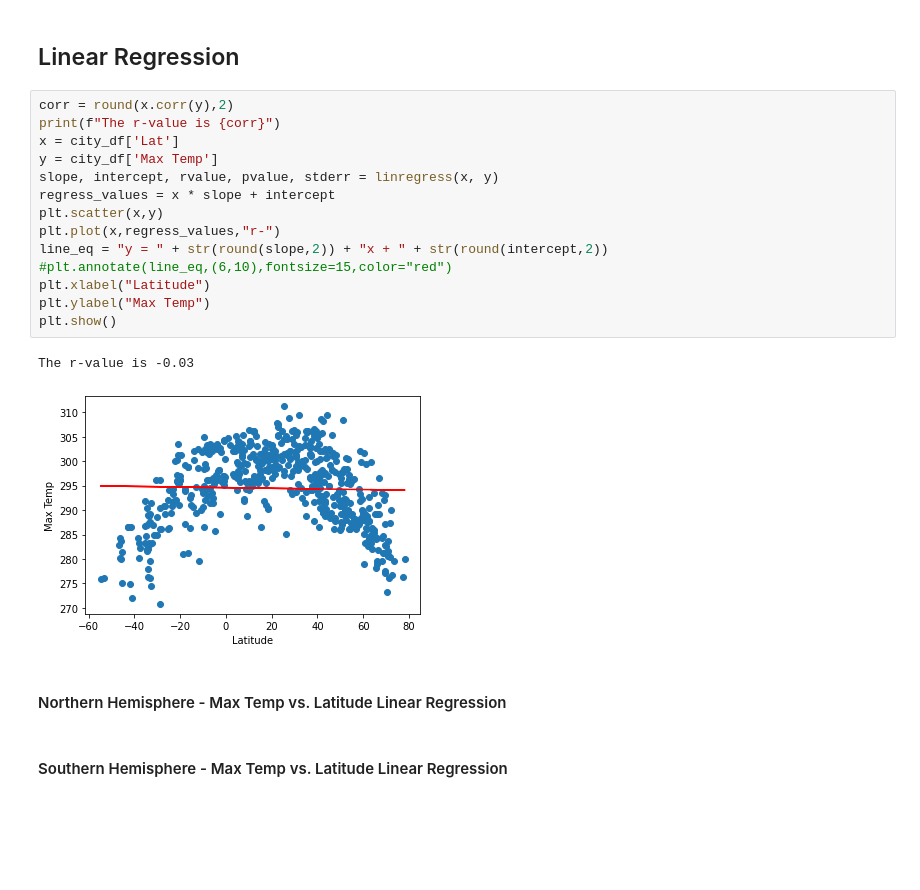
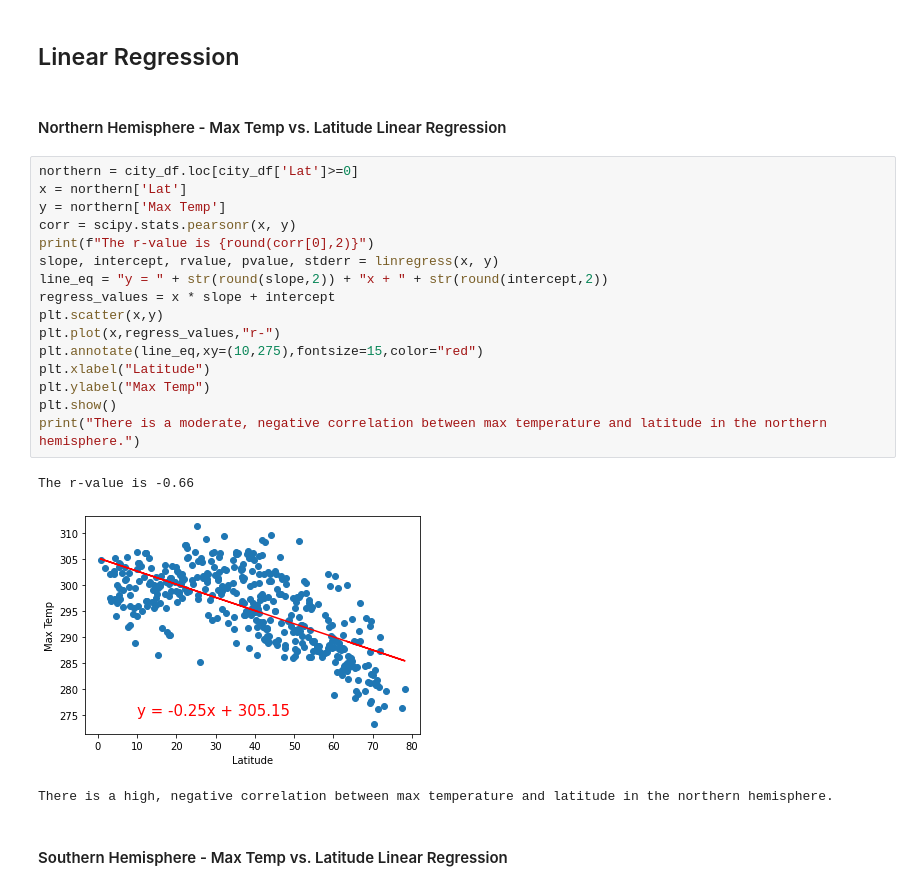
Before and after one commit to shiek333/python-api-challenge, a Jupyter notebook: Analysis/WeatherPy.ipynb, the cells around one changed output. Drawn from its saved outputs; the diff is of its cells as text; blank space fills up the shorter version.

Commit message:
Added the final regression graphs for weather

```diff
--- a/Analysis/WeatherPy.ipynb
+++ b/Analysis/WeatherPy.ipynb
@@ -221,24 +223,27 @@ print("This scatter plot shows that wind speed is relatively the same across all
 This scatter plot shows that wind speed is relatively the same across all latitudes from 0 to 7.5 mph.
 # %% [markdown]
 ## Linear Regression
-# %%
-corr = round(x.corr(y),2)
-print(f"The r-value is {corr}")
-x = city_df['Lat']
-y = city_df['Max Temp']
-slope, intercept, rvalue, pvalue, stderr = linregress(x, y)
-regress_values = x * slope + intercept
-plt.scatter(x,y)
-plt.plot(x,regress_values,"r-")
-line_eq = "y = " + str(round(slope,2)) + "x + " + str(round(intercept,2))
-#plt.annotate(line_eq,(6,10),fontsize=15,color="red")
-plt.xlabel("Latitude")
-plt.ylabel("Max Temp")
-plt.show()
-# %% [output]
-The r-value is -0.03
-[figure, removed]
 # %% [markdown]
 ####  Northern Hemisphere - Max Temp vs. Latitude Linear Regression
+# %%
+northern = city_df.loc[city_df['Lat']>=0]
+x = northern['Lat']
+y = northern['Max Temp']
+corr = scipy.stats.pearsonr(x, y)
+print(f"The r-value is {round(corr[0],2)}")
+slope, intercept, rvalue, pvalue, stderr = linregress(x, y)
+line_eq = "y = " + str(round(slope,2)) + "x + " + str(round(intercept,2))
+regress_values = x * slope + intercept
+plt.scatter(x,y)
+plt.plot(x,regress_values,"r-")
+plt.annotate(line_eq,xy=(10,275),fontsize=15,color="red")
+plt.xlabel("Latitude")
+plt.ylabel("Max Temp")
+plt.show()
+print("There is a moderate, negative correlation between max temperature and latitude in the northern hemisphere.")
+# %% [output]
+The r-value is -0.66
+[figure, added]
+There is a high, negative correlation between max temperature and latitude in the northern hemisphere.
 # %% [markdown]
 ####  Southern Hemisphere - Max Temp vs. Latitude Linear Regression
```
Also changed, not shown: parts of 8 cells of this notebook.
